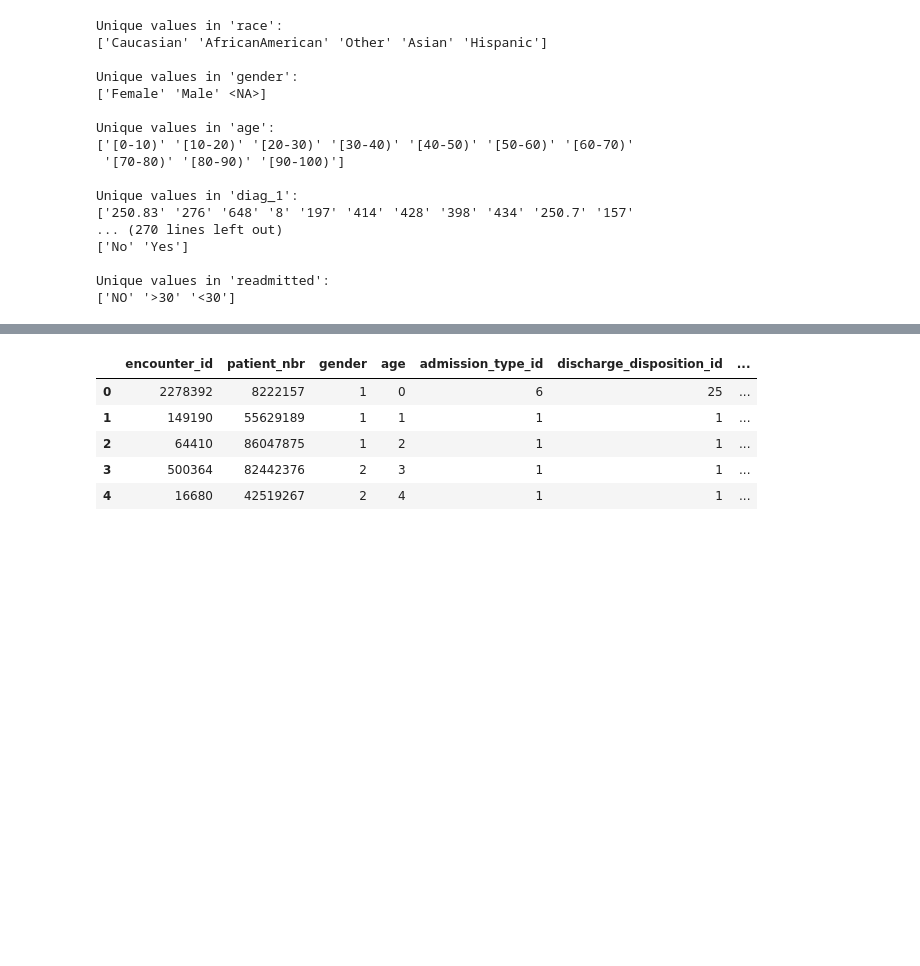
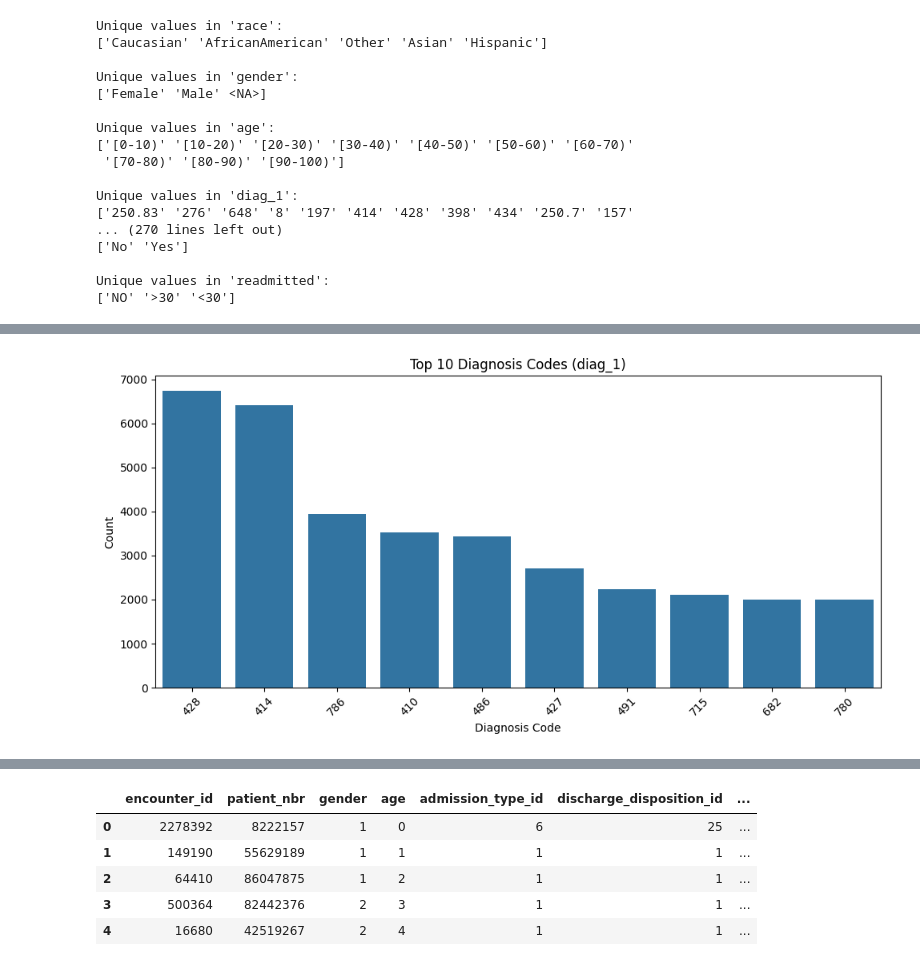
Before and after one commit to hcarrusca/diabetic_patient_trend, a Jupyter notebook: Residence_Project.ipynb, the cells around one changed output, grey strips where cells are left out. Saved outputs shown, nothing was run; the diff lists cells and outputs as text; code cells hidden in the pictures; blank space fills up the shorter version.

```diff
--- a/Residence_Project.ipynb
+++ b/Residence_Project.ipynb
@@ -139,0 +163,13 @@ Unique values in 'readmitted':
+# %%
+# 4. Top 10 most common diag_1 codes
+plt.figure(figsize=(10, 5))
+top_diag1 = df_cleaned['diag_1'].value_counts().head(10)
+sns.barplot(x=top_diag1.index, y=top_diag1.values)
+plt.title('Top 10 Diagnosis Codes (diag_1)')
+plt.xlabel('Diagnosis Code')
+plt.ylabel('Count')
+plt.xticks(rotation=45)
+plt.tight_layout()
+plt.show()
+# %% [output]
+[figure, added]
```
Also changed, not shown: parts of 25 cells of this notebook.
